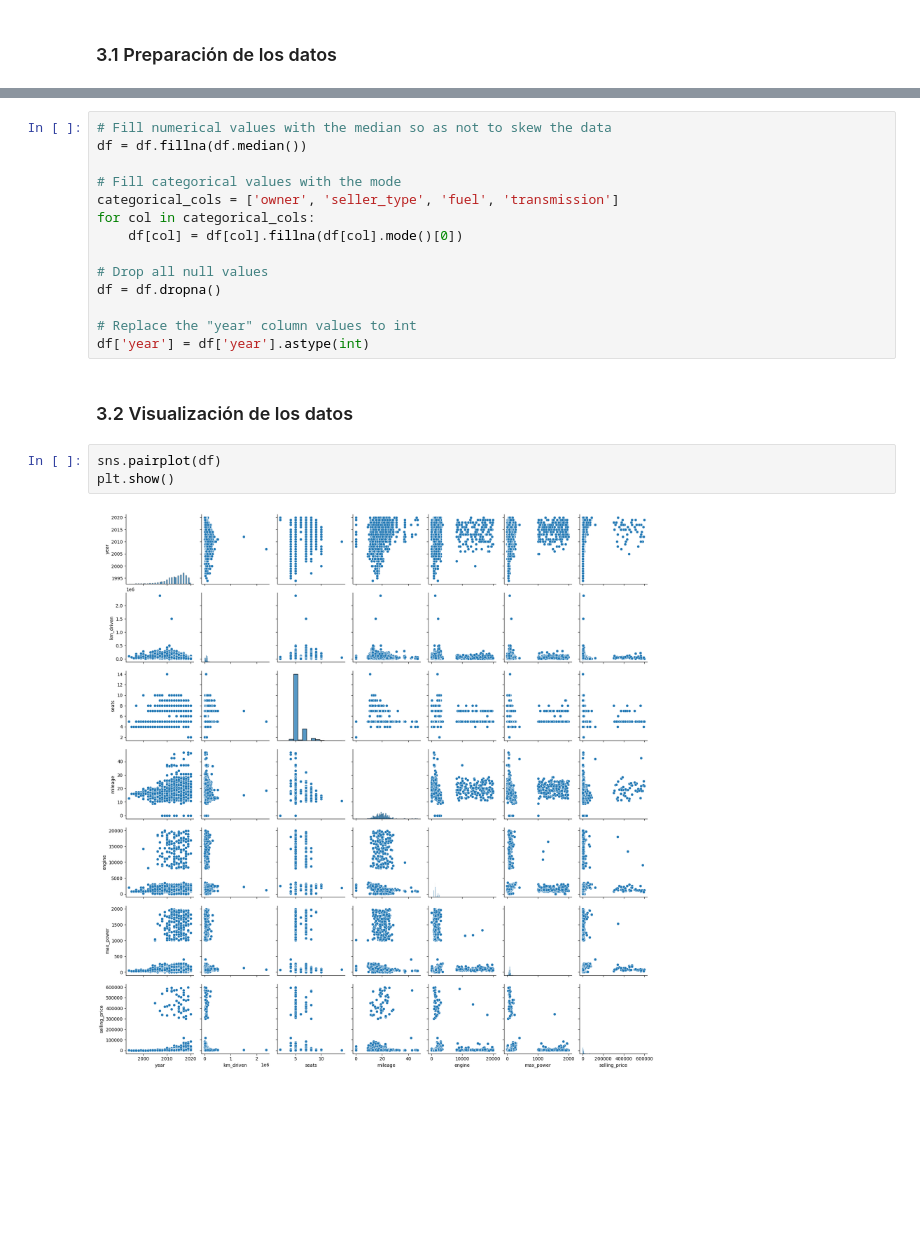
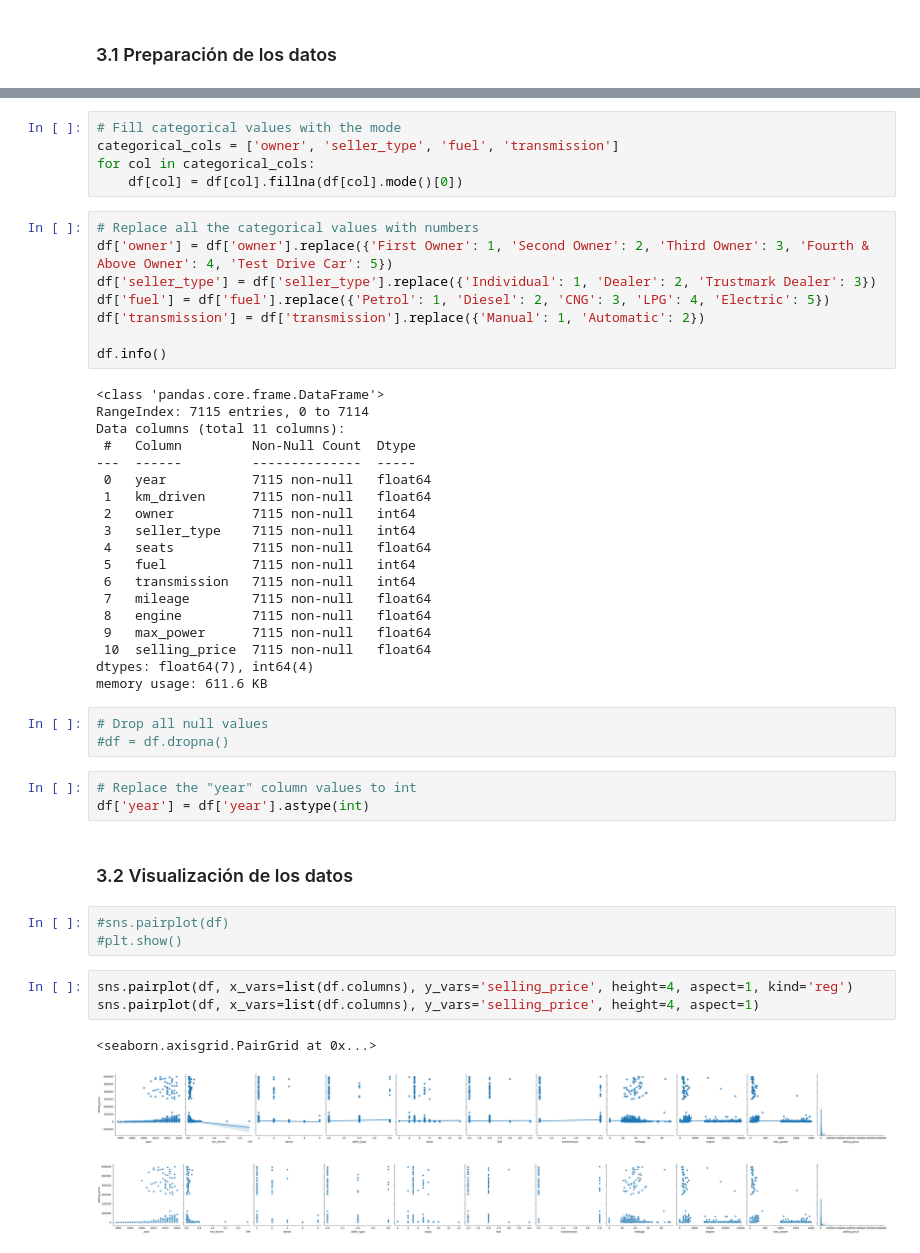
Before and after one commit to bi-202310/lab-2, a Jupyter notebook: regression.ipynb, the cells around one changed output, grey strips where cells are left out. Cells and saved outputs as stored; diff of their text form; blank space fills up the shorter version.

```diff
--- a/regression.ipynb
+++ b/regression.ipynb
@@ -204,21 +205,50 @@ transmission ['Manual' 'Automatic']
 # %%
-# Fill numerical values with the median so as not to skew the data
-df = df.fillna(df.median())
-
 # Fill categorical values with the mode
 categorical_cols = ['owner', 'seller_type', 'fuel', 'transmission']
 for col in categorical_cols:
     df[col] = df[col].fillna(df[col].mode()[0])
-
-# Drop all null values
-df = df.dropna()
-
-# Replace the "year" column values to int
-df['year'] = df['year'].astype(int)
+# %%
+# Replace all the categorical values with numbers
+df['owner'] = df['owner'].replace({'First Owner': 1, 'Second Owner': 2, 'Third Owner': 3, 'Fourth & Above Owner': 4, 'Test Drive Car': 5})
+df['seller_type'] = df['seller_type'].replace({'Individual': 1, 'Dealer': 2, 'Trustmark Dealer': 3})
+df['fuel'] = df['fuel'].replace({'Petrol': 1, 'Diesel': 2, 'CNG': 3, 'LPG': 4, 'Electric': 5})
+df['transmission'] = df['transmission'].replace({'Manual': 1, 'Automatic': 2})
+
+df.info()
+# %% [output]
+<class 'pandas.core.frame.DataFrame'>
+RangeIndex: 7115 entries, 0 to 7114
+Data columns (total 11 columns):
+ #   Column         Non-Null Count  Dtype
+---  ------         --------------  -----
+ 0   year           7115 non-null   float64
+ 1   km_driven      7115 non-null   float64
+ 2   owner          7115 non-null   int64
+ 3   seller_type    7115 non-null   int64
+ 4   seats          7115 non-null   float64
+ 5   fuel           7115 non-null   int64
+ 6   transmission   7115 non-null   int64
+ 7   mileage        7115 non-null   float64
+ 8   engine         7115 non-null   float64
+ 9   max_power      7115 non-null   float64
+ 10  selling_price  7115 non-null   float64
+dtypes: float64(7), int64(4)
+memory usage: 611.6 KB
+# %%
+# Drop all null values
+#df = df.dropna()
+# %%
+# Replace the "year" column values to int
+df['year'] = df['year'].astype(int)
 # %% [markdown]
 ### 3.2 Visualización de los datos
 # %%
-sns.pairplot(df)
-plt.show()
+#sns.pairplot(df)
+#plt.show()
-# %% [output]
-[figure, removed]
+# %%
+sns.pairplot(df, x_vars=list(df.columns), y_vars='selling_price', height=4, aspect=1, kind='reg')
+sns.pairplot(df, x_vars=list(df.columns), y_vars='selling_price', height=4, aspect=1)
+# %% [output]
+<seaborn.axisgrid.PairGrid at 0x...>
+[figure, added]
+[figure, added]
```
Also changed, not shown: parts of 21 cells of this notebook, 1 other file.
